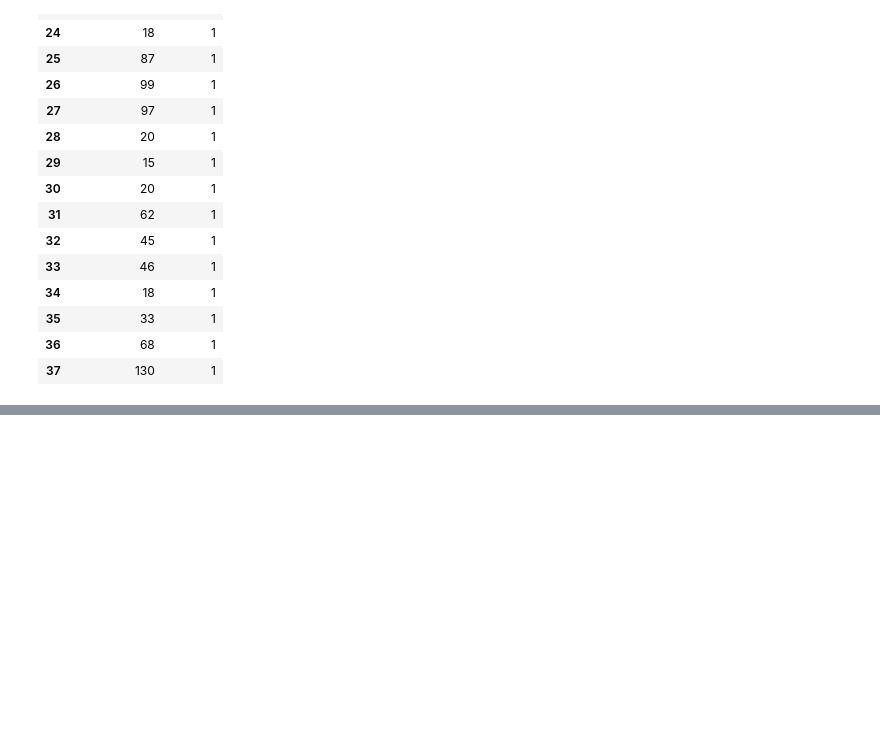
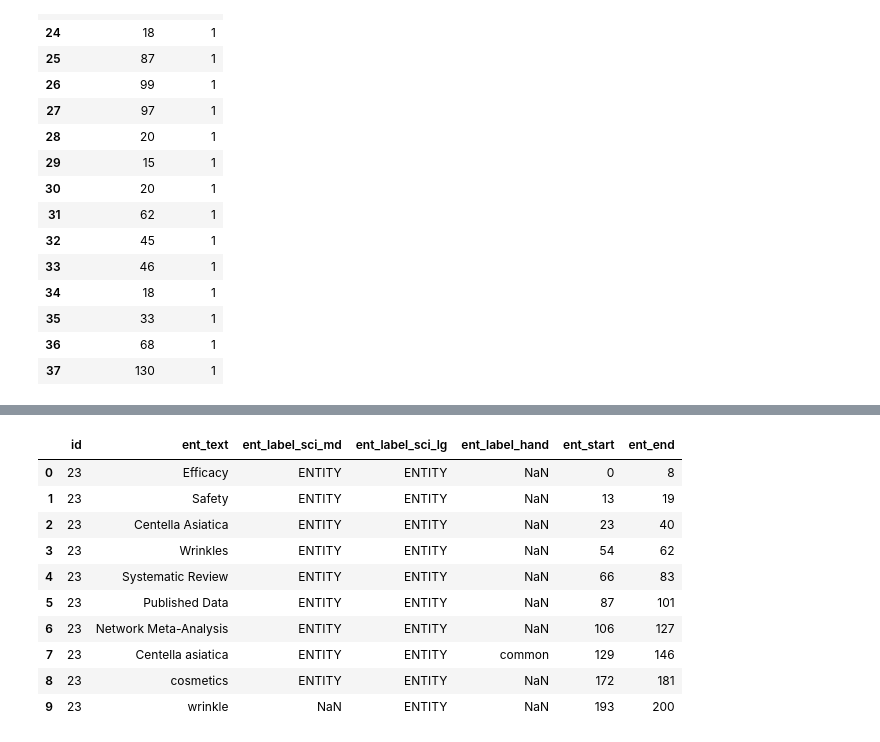
Before and after one commit to feiphoon/mpns-ner-analysis, a Jupyter notebook: src/analyses/D_test_scispacy_on_annotated_data/get_scispacy_ner_annotated_data_baseline.ipynb, the cells around one changed output, grey strips where cells are left out. Saved outputs shown, nothing was run; the diff lists cells and outputs as text; code cells hidden in the pictures; blank space fills up the shorter version.

```diff
--- a/src/analyses/D_test_scispacy_on_annotated_data/get_scispacy_ner_annotated_data_baseline.ipynb
+++ b/src/analyses/D_test_scispacy_on_annotated_data/get_scispacy_ner_annotated_data_baseline.ipynb
@@ -208,0 +271,31 @@ en_core_sci_lg_results_df[["id", "test_ent_label"]].groupby("id").agg(["count",
+# %%
+all_results_df = en_core_sci_md_results_df.merge(expected_df, on=["id", "ent_text", "ent_start", "ent_end"], how="outer", suffixes=("_sci_md", "_hand"))
+all_results_df = en_core_sci_lg_results_df.merge(all_results_df, on=["id", "ent_text", "ent_start", "ent_end"], how="outer", suffixes=("_sci_lg", None))
+
+# Tidy column headings and rearrange the columns for reading
+all_results_df = all_results_df.rename(columns={"ent_label": "ent_label_sci_lg"})
+# list(results_df.columns)
+
+columns = [
+    "id",
+    "ent_text",
+    "ent_label_sci_md",
+    "ent_label_sci_lg",
+    "ent_label_hand",
+    "ent_start",
+    "ent_end"
+]
+all_results_df = all_results_df[columns]
+all_results_df.head(10)
+# %% [output]
+|  | id | ent_text | ent_label_sci_md | ent_label_sci_lg | ent_label_hand | ent_start | ent_end |
+| 0 | 23 | Efficacy | ENTITY | ENTITY | NaN | 0 | 8 |
+| 1 | 23 | Safety | ENTITY | ENTITY | NaN | 13 | 19 |
+| 2 | 23 | Centella Asiatica | ENTITY | ENTITY | NaN | 23 | 40 |
+| 3 | 23 | Wrinkles | ENTITY | ENTITY | NaN | 54 | 62 |
+| 4 | 23 | Systematic Review | ENTITY | ENTITY | NaN | 66 | 83 |
+| 5 | 23 | Published Data | ENTITY | ENTITY | NaN | 87 | 101 |
+| 6 | 23 | Network Meta-Analysis | ENTITY | ENTITY | NaN | 106 | 127 |
+| 7 | 23 | Centella asiatica | ENTITY | ENTITY | common | 129 | 146 |
+| 8 | 23 | cosmetics | ENTITY | ENTITY | NaN | 172 | 181 |
+| 9 | 23 | wrinkle | NaN | ENTITY | NaN | 193 | 200 |
```
Also changed, not shown: parts of 49 cells of this notebook.
